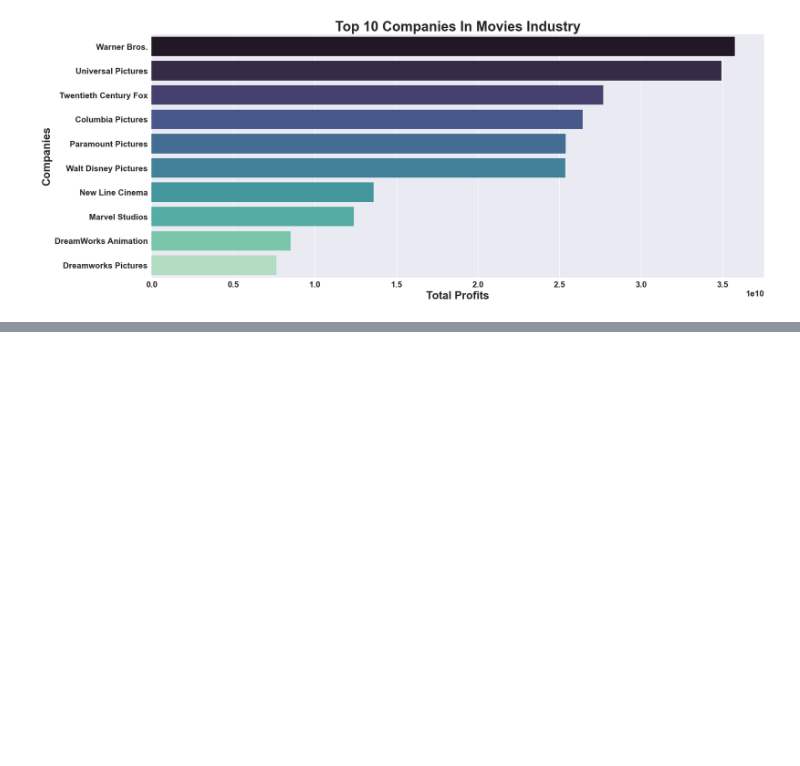
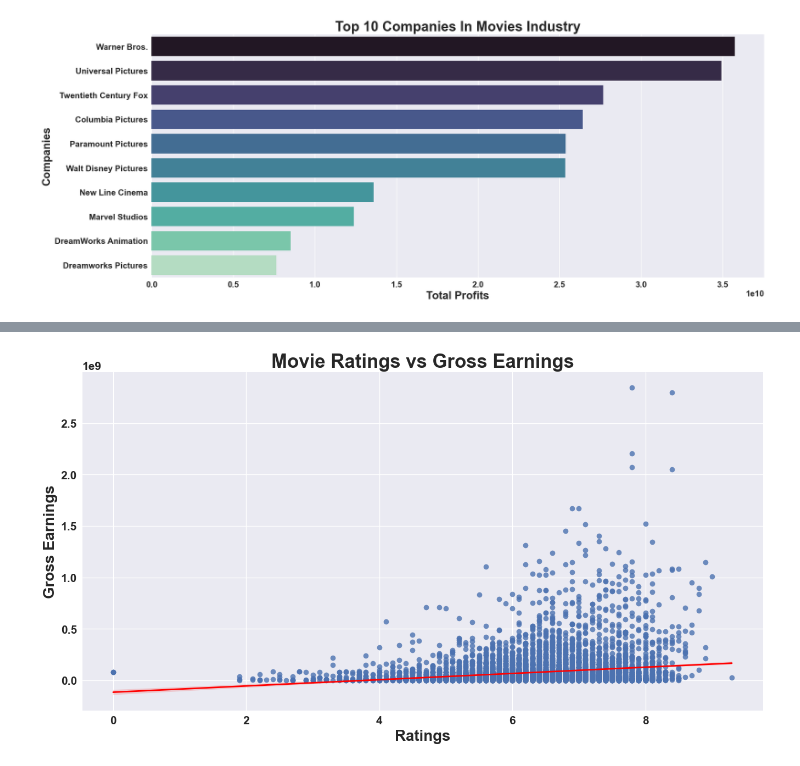
Before and after one commit to Ducduong1811/Data-Analysis, a Jupyter notebook: 7-Data-cleaning-for-movies-data.ipynb, the cells around one changed output, grey strips where cells are left out. Cells and saved outputs as stored; diff of their text form; code cells hidden in the pictures; blank space fills up the shorter version.

```diff
--- a/7-Data-cleaning-for-movies-data.ipynb
+++ b/7-Data-cleaning-for-movies-data.ipynb
@@ -747,0 +783,11 @@ Text(0.5, 1.0, 'Top 10 Companies In Movies Industry')
+# %%
+# 4. Movie Ratings Vs Gross Earnings
+
+plt.figure(figsize=(16,8))
+sns.regplot(x="score", y="gross", data=df2,line_kws={'lw':2,'color':'red'})
+plt.title('Movie Ratings vs Gross Earnings')
+plt.xlabel('Ratings')
+plt.ylabel('Gross Earnings')
+plt.show()
+# %% [output]
+[figure, added]
```
Also changed, not shown: parts of 5 cells of this notebook.
